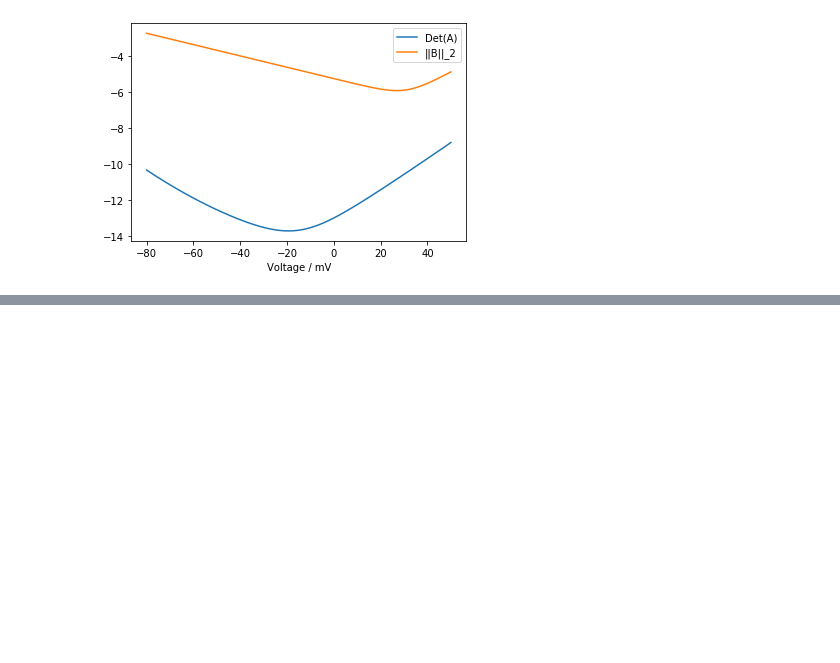
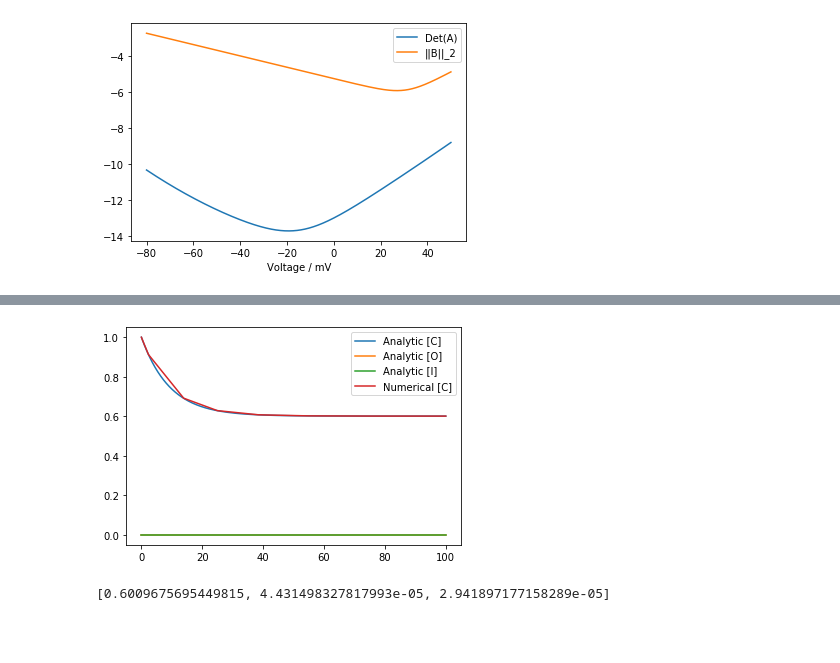
Before and after one commit to joeyshuttleworth/MarkovModels, a Jupyter notebook: hh_markov_model.ipynb, the cells around one changed output, grey strips where cells are left out. Saved outputs shown, nothing was run; the diff lists cells and outputs as text; code cells hidden in the pictures; blank space fills up the shorter version.

Commit message:
Get matrix method working on notebook

```diff
--- a/hh_markov_model.ipynb
+++ b/hh_markov_model.ipynb
@@ -76,2 +76,39 @@ plt.legend(["Numerical [O]", "Analytic [O]"])
+# %%
+# Solve this system using matrix operations with V fixed at -80
+model = ChannelModel(params, lambda t: -80)
+A, B = model.getSystemOfOdes()
+
+#Solve non-homogeous part
+X2 = -np.linalg.inv(A)*B
+# Solve the homogenous part
+eigenvalues, C = np.linalg.eig(A)
+D = np.diag(eigenvalues)
+
+# Let K be the vector of constants from the system dZ/dt = D Z
+# where X = CKZ and K is a diagonal matrix of constants and D is a diagonal matrix
+# with elements in the order given by linalg.eig(A)
+# Then Z = (e^{-D_i,i})_i and X=CKZ is the general homogenous solution to the system
+# dX/dt = AX because dX/dt = CdZ/dt = CDZ = CC^-1ACZ = ACZ = AX
+
+IC = np.matrix([1,0,0]).T
+KZ = np.linalg.inv(C)*(IC - X2)
+K = np.matrix(np.diag([KZ[i,0] / 1 for i in range(0,3)]))
+
+# Then the full solution is X = CKZ + E
+
+tvec = np.linspace(0,100,1000)
+X=[]
+for t in tvec:
+    Z = np.matrix([np.exp(t*eigenvalues[i]) for i in range(0,3)]).T
+    X.append(np.matrix.tolist((C*K*Z + X2).T)[0])
+
+plt.plot(tvec, X)
+plt.plot(solution.t, solution.y[0])
+plt.legend(["Analytic [C]", "Analytic [O]", "Analytic [I]", "Numerical [C]"])
+plt.show()
+print(X[-1])
+# %% [output]
+[figure, added]
+[0.6009675695449815, 4.431498327817993e-05, 2.941897177158289e-05]
 # %% [markdown]
 ##
```
Also changed, not shown: parts of 1 cell of this notebook.
